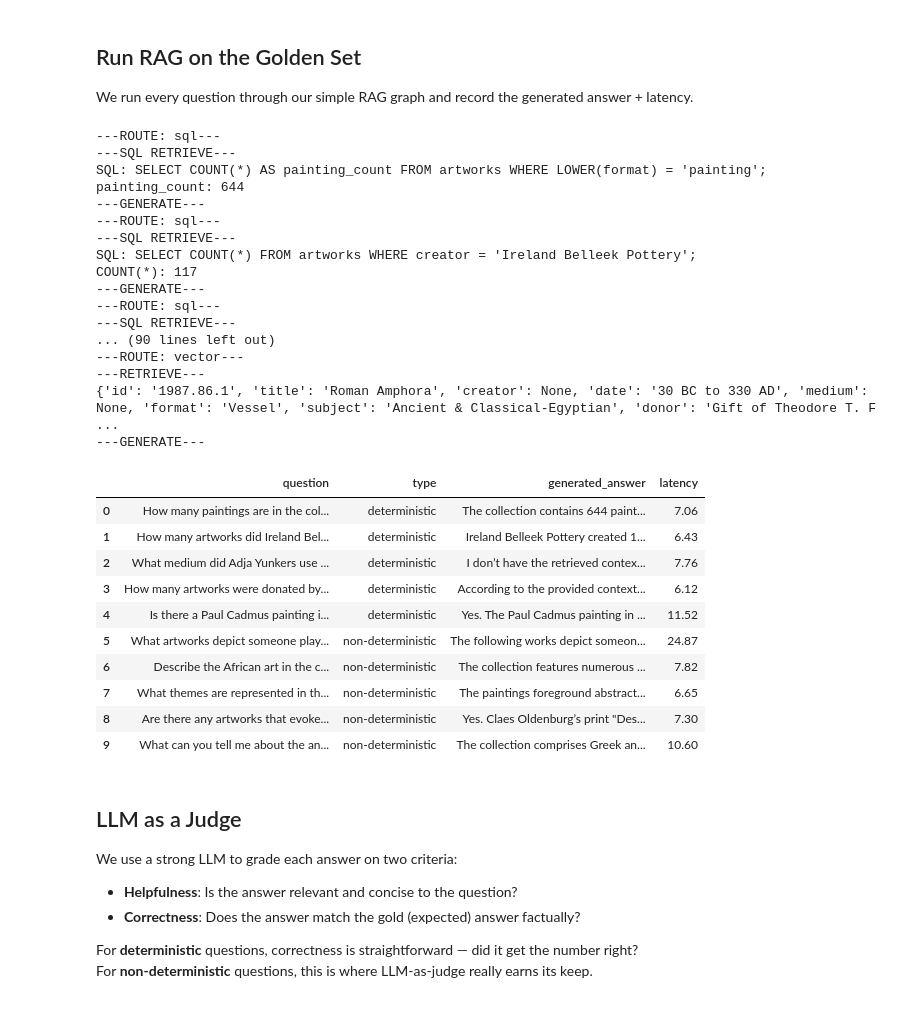
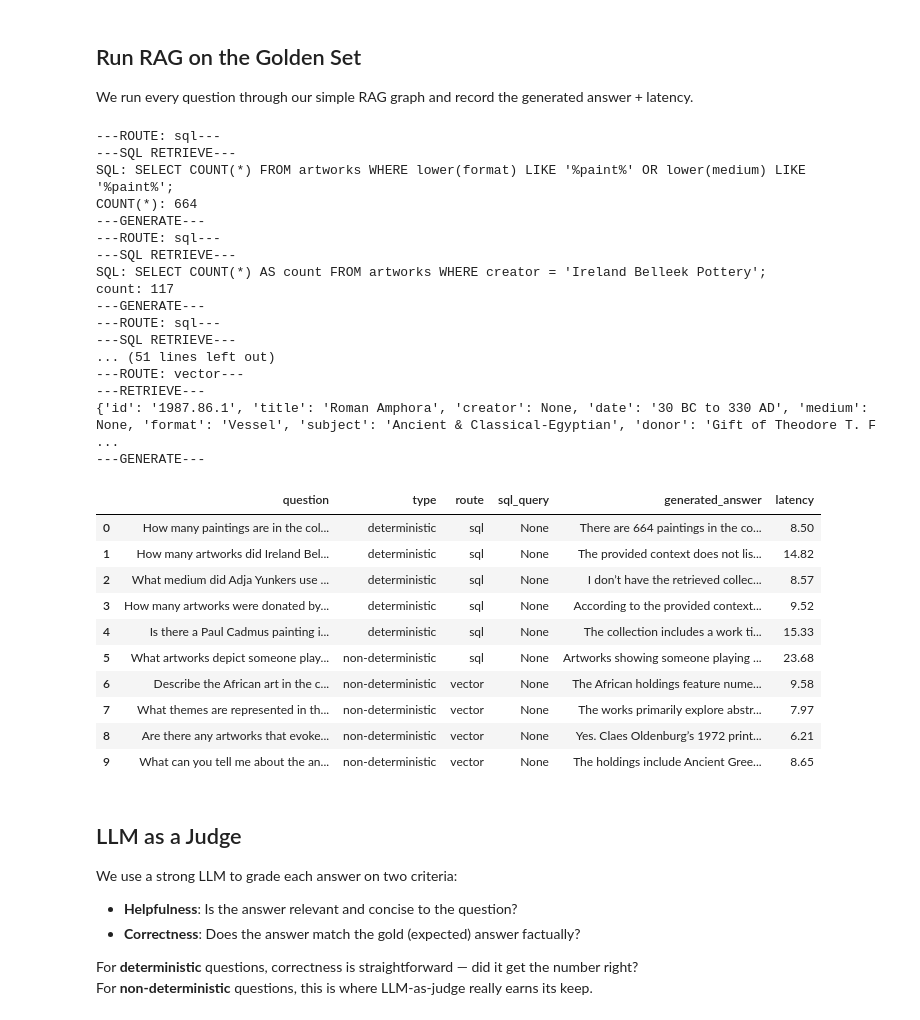
Before and after one commit to fryan2503/llm_workshop, a Jupyter notebook: presentation_code_along.ipynb, the cells around one changed output. Drawn from its saved outputs; the diff is of its cells as text; code cells hidden in the pictures.

```diff
--- a/presentation_code_along.ipynb
+++ b/presentation_code_along.ipynb
@@ -276,11 +365,19 @@ with open("data/extracted_data.json") as file:
 # %% [markdown]
 ## Loading the Vector Store
 # %%
+# Guard: ensure embedding_model is defined (in case the Langchain embedding cell was skipped)
+try:
+    embedding_model
+except NameError:
+    from langchain_openai import OpenAIEmbeddings
+    embedding_model = OpenAIEmbeddings(model="text-embedding-3-small", api_key=embedding_api_key)
+
+# Load the pre-built FAISS vector store from disk
 vectorstore = FAISS.load_local(
-  EMBEDDINGS_DIRECTORY,
-  embeddings = embedding_model,
-  allow_dangerous_deserialization = True
-  )
+    EMBEDDINGS_DIRECTORY,
+    embeddings=embedding_model,
+    allow_dangerous_deserialization=True
+)
 retriever = vectorstore.as_retriever(search_kwargs={"k": 10})
 # %%
 docs = retriever.invoke("Paul Cadmus") # example of using retriever as a node in LangGraph
@@ -341,5 +441,6 @@ class State(TypedDict):
     documents: List[str]
     question: str
     generation: str
+    sql_query: str
 # %% [markdown]
 ## Prompt Template
@@ -347,27 +448,24 @@ class State(TypedDict):
 # %%
+# These are LangGraph nodes — each reads from shared state and returns only the keys it updates
+
 def retrieve(state):
-    """
-    Retrieve documents from vectorstore using the user question.
-    """
+    """Retrieve documents from vectorstore using the user question."""
     print("---RETRIEVE---")
-    question = state["question"] # we are assessing the state dict's question
+    question = state["question"]  # read the question from shared state
     documents = retriever.invoke(question)
-    # print(f"Retrieved {len(documents)} documents")
     print(documents[0].metadata)
-    return {"documents": documents}
+    return {"documents": documents}  # only updates 'documents' in state
 
 
 def generate(state):
-    """
-    Generate an answer using the retrieved documents.
-    """
+    """Generate an answer using the retrieved documents as context."""
     print("---GENERATE---")
     question = state["question"]
     documents = state["documents"]
     context = "\n".join([doc.page_content for doc in documents])
     prompt = rag_prompt.format(context=context, question=question)
     generation = llm.invoke([HumanMessage(content=prompt)])
-    return {"generation": generation}
+    return {"generation": generation}  # only updates 'generation' in state
 # %%
 rag_prompt = """You are an assistant for an art museum and cultural heritage institution.
 Someone has a question about the collection, and you need to answer it using the following retrieved documents as context.
@@ -627,52 +732,56 @@ Golden set: 10 questions
 
 We run every question through our simple RAG graph and record the generated answer + latency.
 # %%
+# Run every golden-set question through the RAG pipeline and record answer + latency
 import time
 
 results = []
 for item in golden_set:
     start = time.time()
-    response = routing_graph.invoke({"question": item["question"]}) # invoke the routing graph on each question in the golden set
+    response = routing_graph.invoke({"question": item["question"]})
     elapsed = time.time() - start
     results.append({
         "question": item["question"],
         "gold_answer": item["gold_answer"],
         "type": item["type"],
         "generated_answer": response["generation"].content,
+        "route": response["route"],
+        "sql_query": response.get("sql_query"),
+        "retrieved_docs": "\n---\n".join(doc.page_content for doc in response["documents"]),
         "latency": round(elapsed, 2),
     })
 
 results_df = pd.DataFrame(results)
-results_df[["question", "type", "generated_answer", "latency"]]
+results_df[["question", "type", "route", "sql_query", "generated_answer", "latency"]]
 # %% [output]
 ---ROUTE: sql---
 ---SQL RETRIEVE---
-SQL: SELECT COUNT(*) AS painting_count FROM artworks WHERE LOWER(format) = 'painting';
-painting_count: 644
+SQL: SELECT COUNT(*) FROM artworks WHERE lower(format) LIKE '%paint%' OR lower(medium) LIKE '%paint%';
+COUNT(*): 664
 ---GENERATE---
 ---ROUTE: sql---
 ---SQL RETRIEVE---
-SQL: SELECT COUNT(*) FROM artworks WHERE creator = 'Ireland Belleek Pottery';
-COUNT(*): 117
+SQL: SELECT COUNT(*) AS count FROM artworks WHERE creator = 'Ireland Belleek Pottery';
+count: 117
 ---GENERATE---
 ---ROUTE: sql---
 ---SQL RETRIEVE---
-... (90 lines left out)
+... (51 lines left out)
 ---ROUTE: vector---
 ---RETRIEVE---
 {'id': '1987.86.1', 'title': 'Roman Amphora', 'creator': None, 'date': '30 BC to 330 AD', 'medium': None, 'format': 'Vessel', 'subject': 'Ancient & Classical-Egyptian', 'donor': 'Gift of Theodore T. F ...
 ---GENERATE---
-|  | question | type | generated_answer | latency |
-| 0 | How many paintings are in the col... | deterministic | The collection contains 644 paint... | 7.06 |
-| 1 | How many artworks did Ireland Bel... | deterministic | Ireland Belleek Pottery created 1... | 6.43 |
-| 2 | What medium did Adja Yunkers use ... | deterministic | I don’t have the retrieved contex... | 7.76 |
-| 3 | How many artworks were donated by... | deterministic | According to the provided context... | 6.12 |
-| 4 | Is there a Paul Cadmus painting i... | deterministic | Yes. The Paul Cadmus painting in ... | 11.52 |
-| 5 | What artworks depict someone play... | non-deterministic | The following works depict someon... | 24.87 |
-| 6 | Describe the African art in the c... | non-deterministic | The collection features numerous ... | 7.82 |
-| 7 | What themes are represented in th... | non-deterministic | The paintings foreground abstract... | 6.65 |
-| 8 | Are there any artworks that evoke... | non-deterministic | Yes. Claes Oldenburg’s print "Des... | 7.30 |
-| 9 | What can you tell me about the an... | non-deterministic | The collection comprises Greek an... | 10.60 |
+|  | question | type | route | sql_query | generated_answer | latency |
+| 0 | How many paintings are in the col... | deterministic | sql | None | There are 664 paintings in the co... | 8.50 |
+| 1 | How many artworks did Ireland Bel... | deterministic | sql | None | The provided context does not lis... | 14.82 |
+| 2 | What medium did Adja Yunkers use ... | deterministic | sql | None | I don’t have the retrieved collec... | 8.57 |
+| 3 | How many artworks were donated by... | deterministic | sql | None | According to the provided context... | 9.52 |
+| 4 | Is there a Paul Cadmus painting i... | deterministic | sql | None | The collection includes a work ti... | 15.33 |
+| 5 | What artworks depict someone play... | non-deterministic | sql | None | Artworks showing someone playing ... | 23.68 |
+| 6 | Describe the African art in the c... | non-deterministic | vector | None | The African holdings feature nume... | 9.58 |
+| 7 | What themes are represented in th... | non-deterministic | vector | None | The works primarily explore abstr... | 7.97 |
+| 8 | Are there any artworks that evoke... | non-deterministic | vector | None | Yes. Claes Oldenburg’s 1972 print... | 6.21 |
+| 9 | What can you tell me about the an... | non-deterministic | vector | None | The holdings include Ancient Gree... | 8.65 |
 # %% [markdown]
 ## LLM as a Judge
 
```
Also changed, not shown: parts of 52 cells of this notebook, 4 other files.
